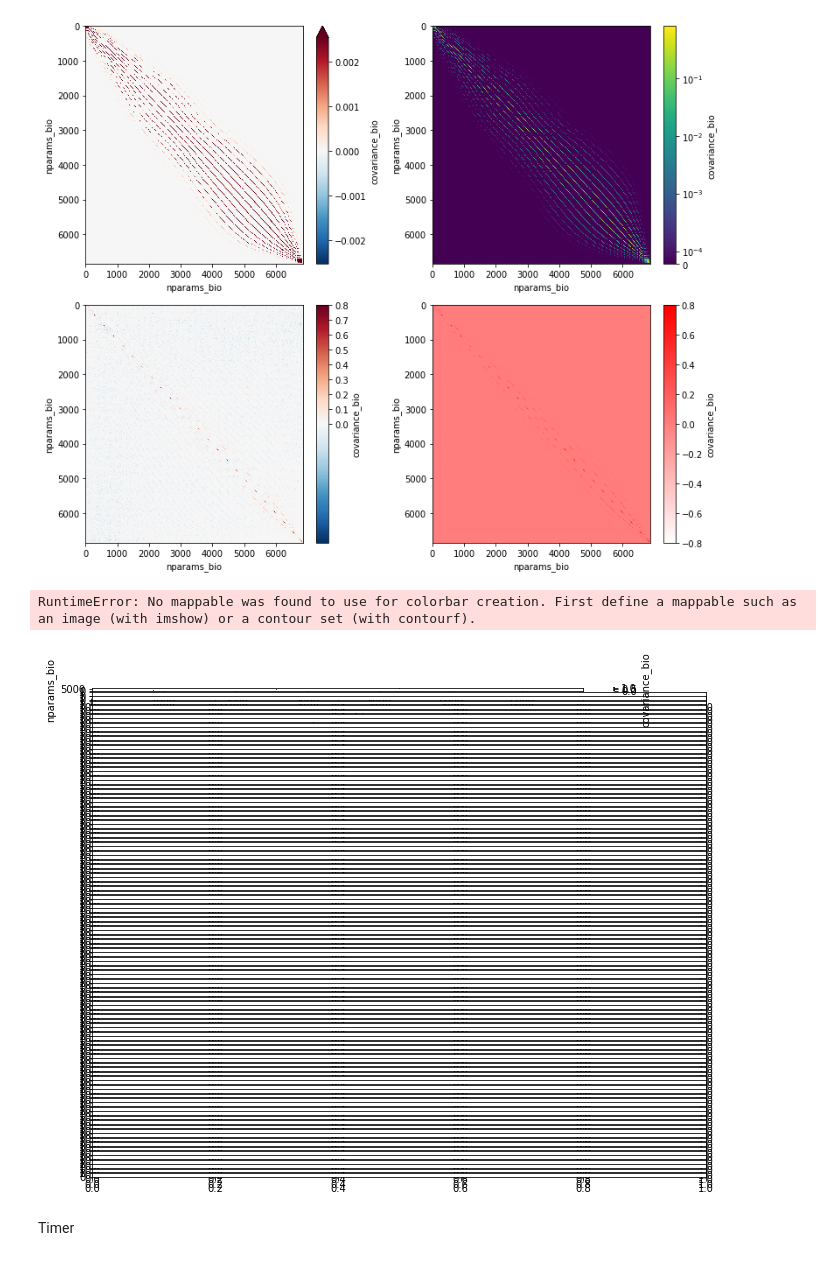
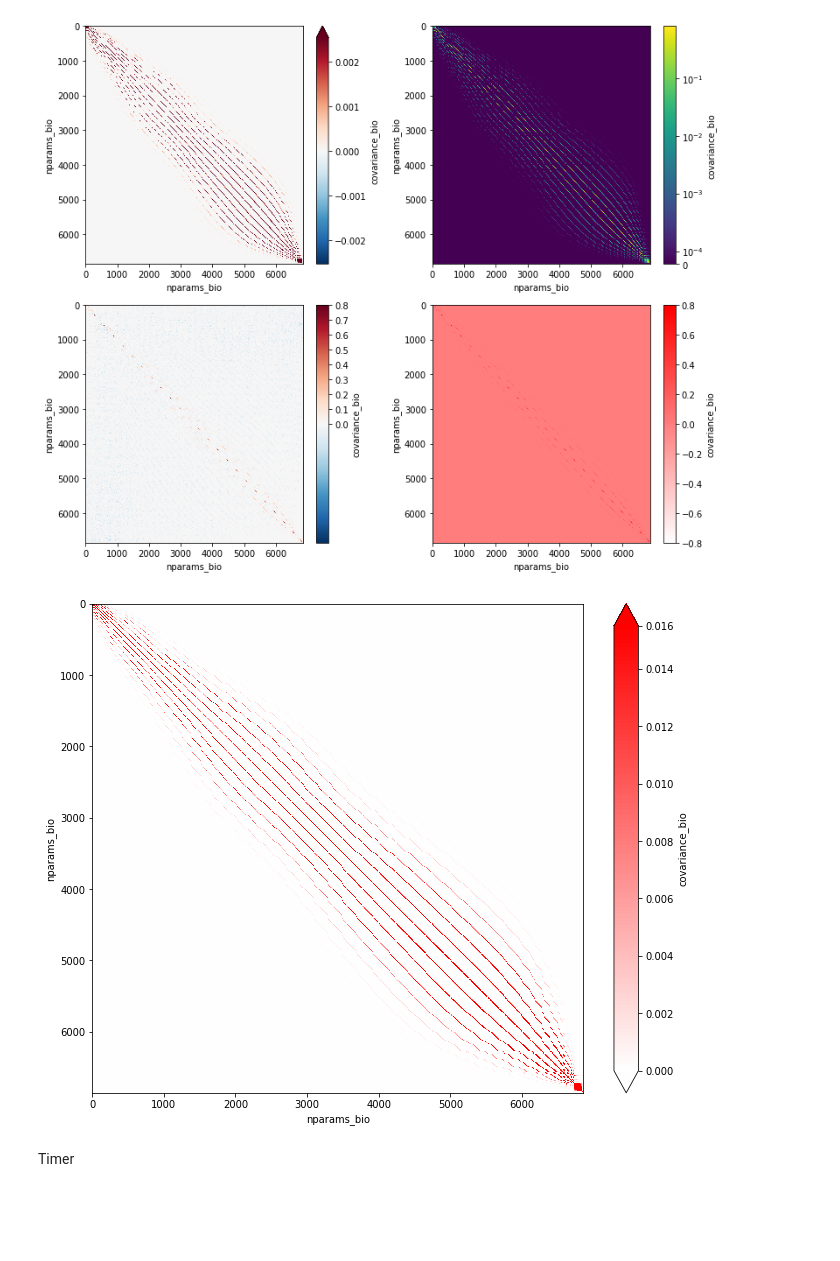
Before and after one commit to AkiTsuruta/MI-AIM, a Jupyter notebook: test_suite.ipynb, the cells around one changed output. Drawn from its saved outputs; the diff is of its cells as text; code cells hidden in the pictures; blank space fills up the shorter version.

```diff
--- a/test_suite.ipynb
+++ b/test_suite.ipynb
@@ -98,37 +98,35 @@ plt.show()
 # %%
 import numpy as np
 import matplotlib as mpl
 import matplotlib.pyplot as plt
 import matplotlib.colors as colors
 
-minval = np.quantile(bio_2.values, 10**(-7))
-maxval = np.quantile(bio_2.values, 1-10**(-7))
+minval = np.quantile(bio_2.values, 0.01)
+maxval = np.quantile(bio_2.values, 0.99)
+# minval = bio_2.values.min()
+# maxval = bio_2.values.max()
 
 class MidpointNormalize(mpl.colors.Normalize):
     def __init__(self, vmin, vmax, midpoint=0, clip=False):
         self.midpoint = midpoint
         mpl.colors.Normalize.__init__(self, vmin, vmax, clip)
 
     def __call__(self, value, clip=None):
         normalized_min = max(0, 1 / 2 * (1 - abs((self.midpoint - self.vmin) / (self.midpoint - self.vmax))))
         normalized_max = min(1, 1 / 2 * (1 + abs((self.vmax - self.midpoint) / (self.midpoint - self.vmin))))
         normalized_mid = 0.5
         x, y = [self.vmin, self.midpoint, self.vmax], [normalized_min, normalized_mid, normalized_max]
         return np.ma.masked_array(np.interp(value, x, y))
 
 norm = MidpointNormalize(vmin=minval, vmax=maxval, midpoint=0)
 cmap = 'bwr'
 
-#norm = colors.PowerNorm(0.15)
-#cmap = 'viridis'
-fig, ax = plt.subplots(111, figsize = (11,9))
-bio_2.plot.imshow(ax = ax[0], cmap=cmap, norm=norm)
-plt.colorbar()
-plt.tight_layout
+
+fig, ax = plt.subplots(figsize = (11,9))
+bio_2.plot.imshow(cmap=cmap, norm=norm, origin = 'upper')
 plt.show()
 # %% [output]
-RuntimeError: No mappable was found to use for colorbar creation. First define a mappable such as an image (with imshow) or a contour set (with contourf).
-[figure, old version]
+[figure, new version]
 # %% [markdown]
 Timer
 # %%
```
Also changed, not shown: parts of 1 cell of this notebook, 1 other file.
